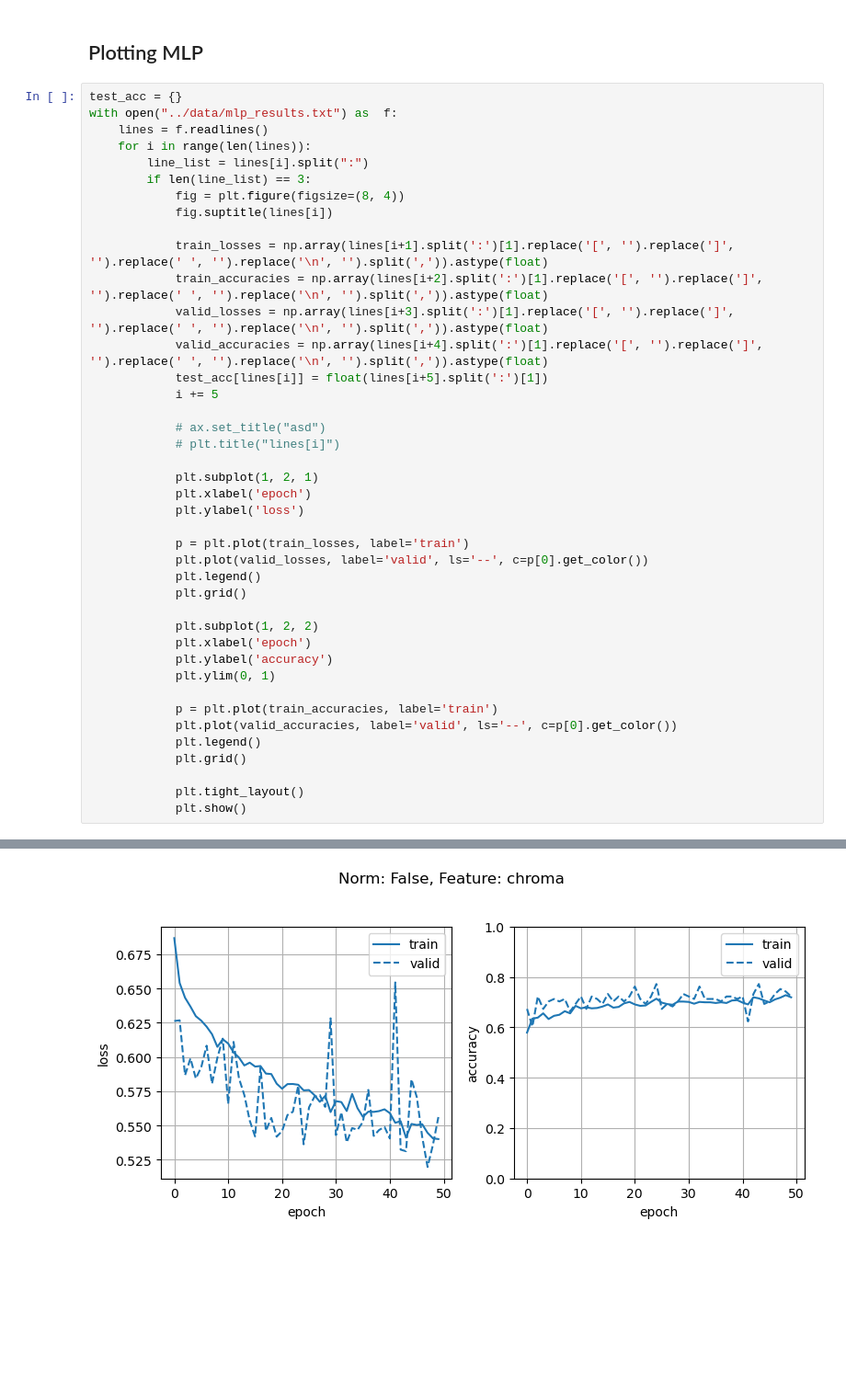
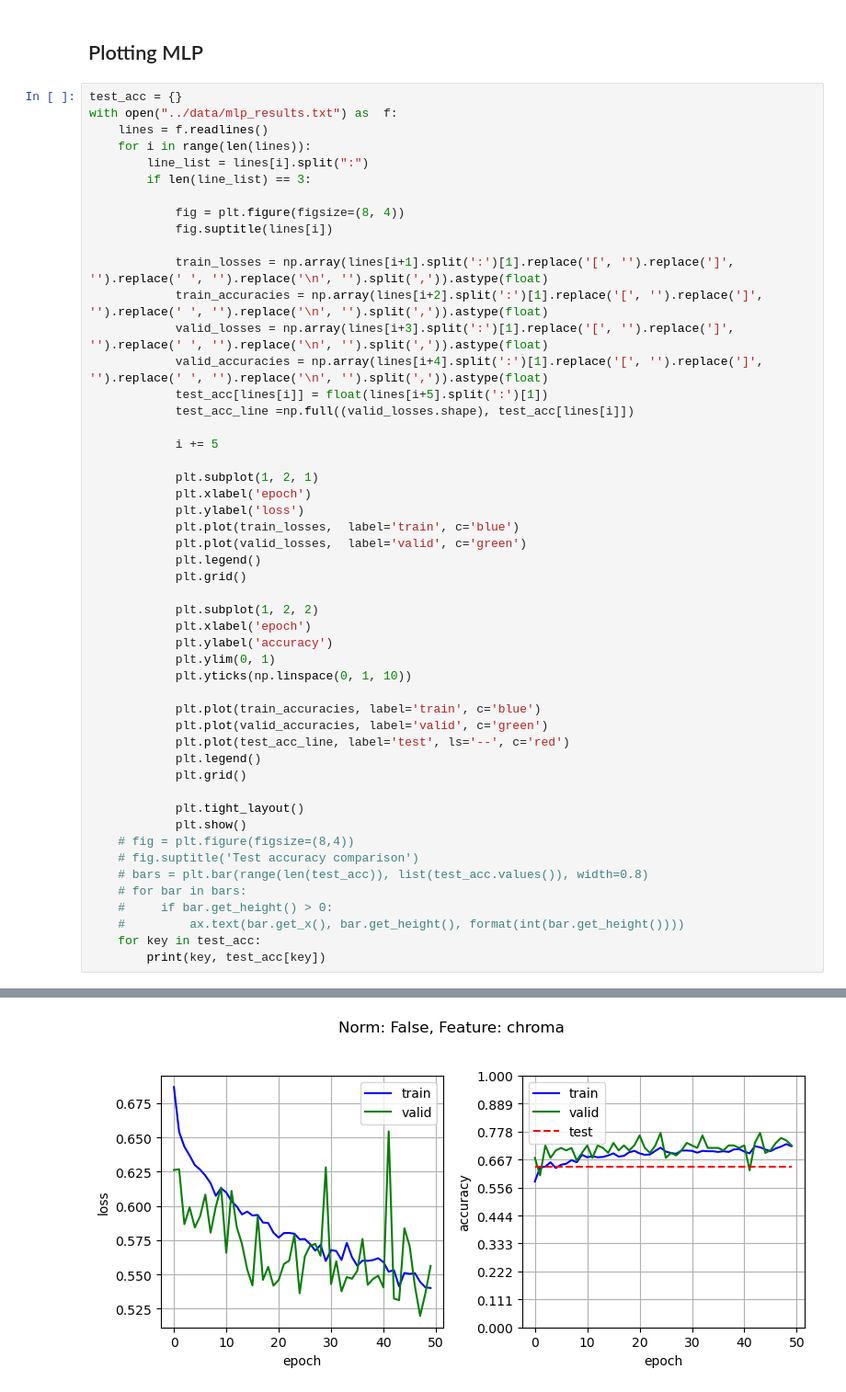
Before and after one commit to Borzoneg/Identity-recognition-from-audio, a Jupyter notebook: src/main.ipynb, the cells around one changed output, grey strips where cells are left out. Shown at 92% size. Drawn from its saved outputs; the diff is of its cells as text; blank space fills up the shorter version.

Commit message:
Plot

```diff
--- a/src/main.ipynb
+++ b/src/main.ipynb
@@ -583,6 +583,7 @@ with open("../data/mlp_results.txt") as  f:
     for i in range(len(lines)):
         line_list = lines[i].split(":")
         if len(line_list) == 3:
+
             fig = plt.figure(figsize=(8, 4))
             fig.suptitle(lines[i])
 
@@ -591,17 +592,15 @@ with open("../data/mlp_results.txt") as  f:
             valid_losses = np.array(lines[i+3].split(':')[1].replace('[', '').replace(']', '').replace(' ', '').replace('\n', '').split(',')).astype(float)
             valid_accuracies = np.array(lines[i+4].split(':')[1].replace('[', '').replace(']', '').replace(' ', '').replace('\n', '').split(',')).astype(float)
             test_acc[lines[i]] = float(lines[i+5].split(':')[1])
+            test_acc_line =np.full((valid_losses.shape), test_acc[lines[i]])
+
             i += 5
-
-            # ax.set_title("asd")
-            # plt.title("lines[i]")
 
             plt.subplot(1, 2, 1)
             plt.xlabel('epoch')
             plt.ylabel('loss')
-
-            p = plt.plot(train_losses, label='train')
-            plt.plot(valid_losses, label='valid', ls='--', c=p[0].get_color())
+            plt.plot(train_losses,  label='train', c='blue')
+            plt.plot(valid_losses,  label='valid', c='green')
             plt.legend()
             plt.grid()
 
@@ -609,12 +608,22 @@ with open("../data/mlp_results.txt") as  f:
             plt.xlabel('epoch')
             plt.ylabel('accuracy')
             plt.ylim(0, 1)
+            plt.yticks(np.linspace(0, 1, 10))
 
-            p = plt.plot(train_accuracies, label='train')
-            plt.plot(valid_accuracies, label='valid', ls='--', c=p[0].get_color())
+            plt.plot(train_accuracies, label='train', c='blue')
+            plt.plot(valid_accuracies, label='valid', c='green')
+            plt.plot(test_acc_line, label='test', ls='--', c='red')
             plt.legend()
             plt.grid()
 
             plt.tight_layout()
             plt.show()
+    # fig = plt.figure(figsize=(8,4))
+    # fig.suptitle('Test accuracy comparison')
+    # bars = plt.bar(range(len(test_acc)), list(test_acc.values()), width=0.8)
+    # for bar in bars:
+    #     if bar.get_height() > 0:
+    #         ax.text(bar.get_x(), bar.get_height(), format(int(bar.get_height())))
+    for key in test_acc:
+        print(key, test_acc[key])
 # %% [output]
@@ -627 +636 @@ with open("../data/mlp_results.txt") as  f:
-[figure, old version]
+[figure, new version]
```
Also changed, not shown: parts of 1 cell of this notebook.
